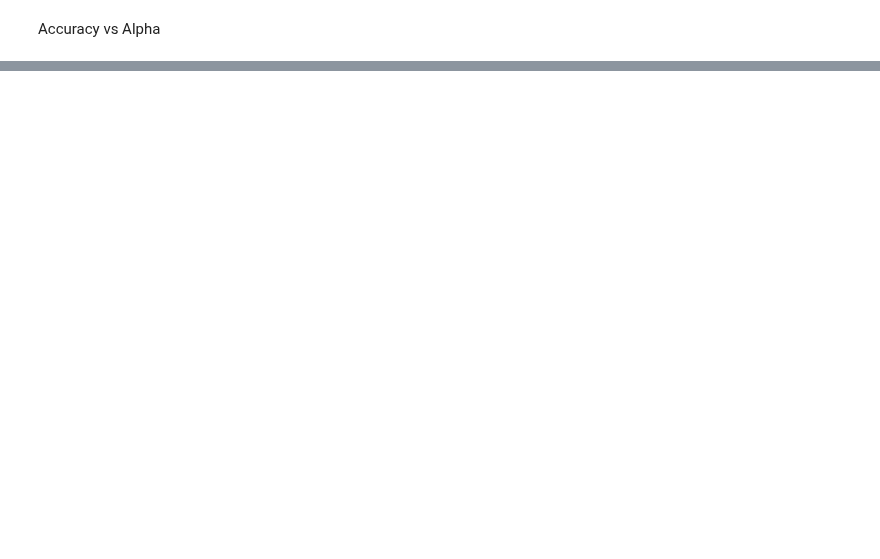
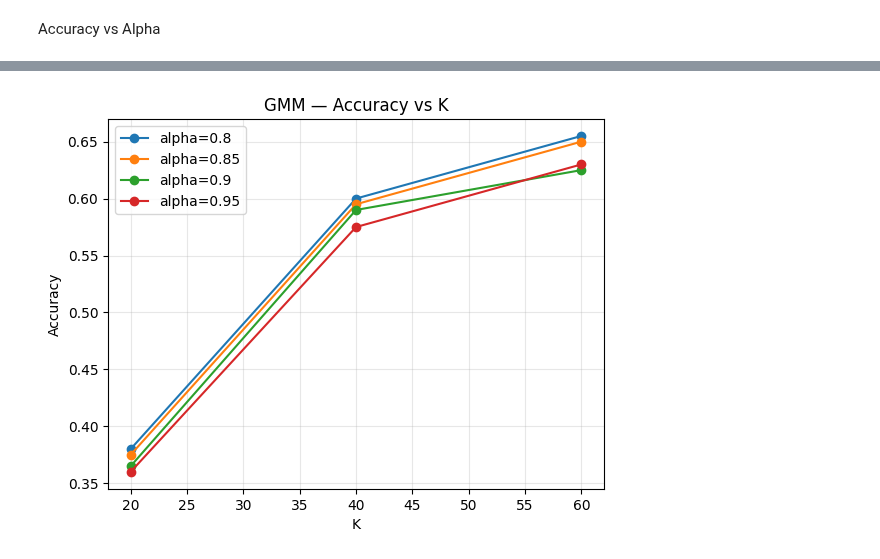
Before and after one commit to johnwillyyy/face-recognition, a Jupyter notebook: face_recognition_pca.ipynb, the cells around one changed output, grey strips where cells are left out. Drawn from its saved outputs; the diff is of its cells as text; code cells hidden in the pictures; blank space fills up the shorter version.

```diff
--- a/face_recognition_pca.ipynb
+++ b/face_recognition_pca.ipynb
@@ -383,0 +445,11 @@ plt.show()
+# %%
+gmm_results = []
+
+for alpha in alphas:
+    X_tr = projections[alpha]['train']
+    for K in K_values:
+        print(f"alpha={alpha}  K={K} ...", end=" ", flush=True)
+        mu, sigma, pi, labels = gmm(X_tr, K)
+        acc = clustering_accuracy(y_train, labels)
+        gmm_results.append((alpha, K, acc, mu, sigma, pi))
+        print(f"acc={acc:.4f}")
@@ -383,0 +469,13 @@ plt.show()
+# %%
+for alpha in alphas:
+    ks   = [r[1] for r in gmm_results if r[0] == alpha]
+    accs = [r[2] for r in gmm_results if r[0] == alpha]
+    plt.plot(ks, accs, marker='o', label=f'alpha={alpha}')
+plt.xlabel("K")
+plt.ylabel("Accuracy")
+plt.title("GMM — Accuracy vs K")
+plt.legend()
+plt.grid(True, alpha=0.3)
+plt.show()
+# %% [output]
+[figure, added]
```
Also changed, not shown: parts of 28 cells of this notebook.
